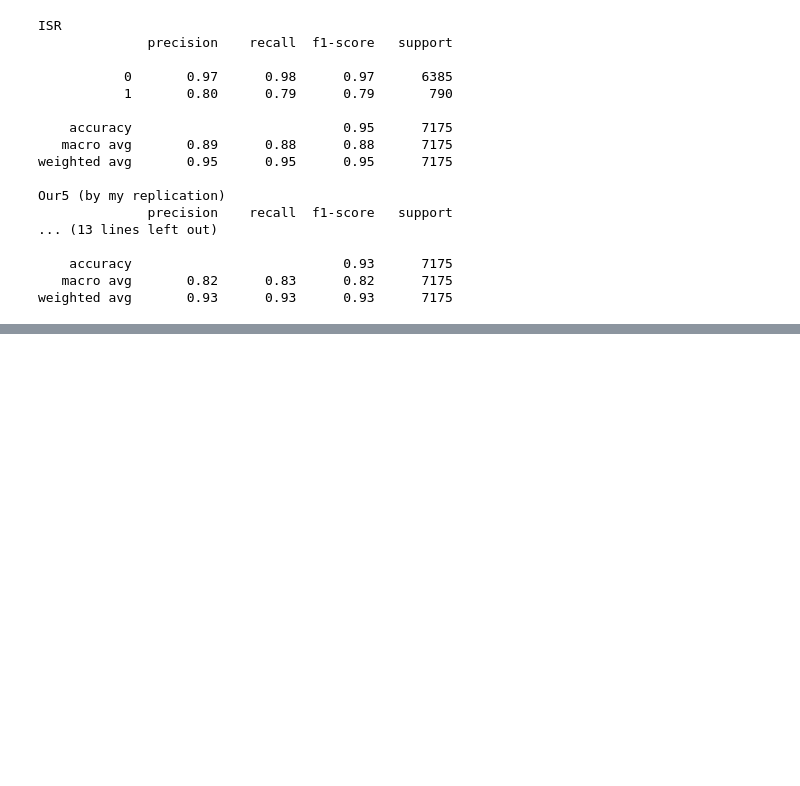
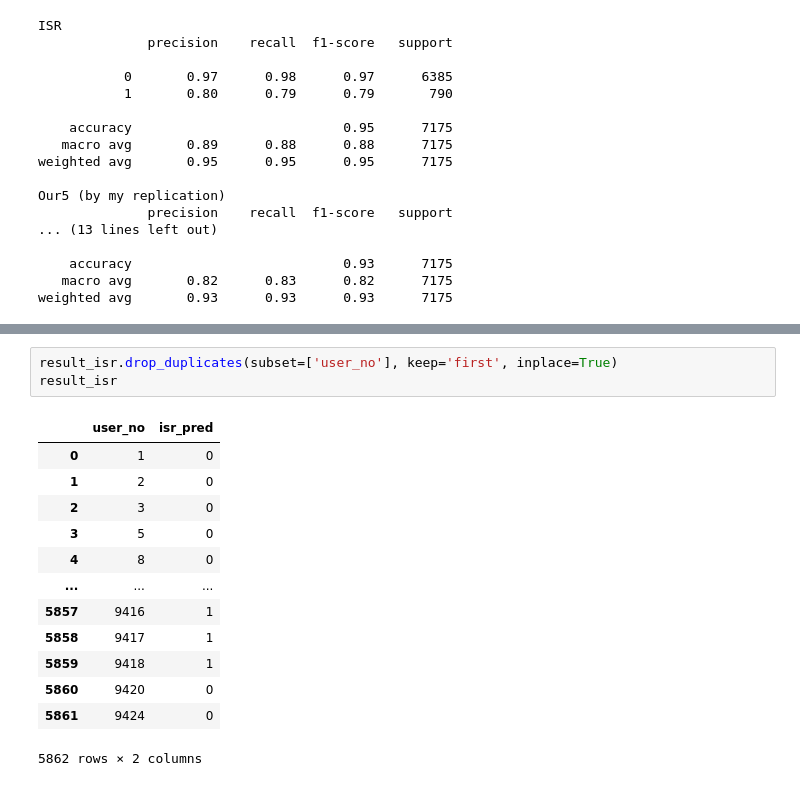
Before and after one commit to leyaoliatan/ISR_Spammer_Detection, a Jupyter notebook: notebooks/amazoncase.ipynb, the cells around one changed output, grey strips where cells are left out. Cells and saved outputs as stored; diff of their text form; blank space fills up the shorter version.

```diff
--- a/notebooks/amazoncase.ipynb
+++ b/notebooks/amazoncase.ipynb
@@ -236,0 +258,17 @@ weighted avg       0.93      0.93      0.93      7175
+# %%
+result_isr.drop_duplicates(subset=['user_no'], keep='first', inplace=True)
+result_isr
+# %% [output]
+|  | user_no | isr_pred |
+| 0 | 1 | 0 |
+| 1 | 2 | 0 |
+| 2 | 3 | 0 |
+| 3 | 5 | 0 |
+| 4 | 8 | 0 |
+| ... | ... | ... |
+| 5857 | 9416 | 1 |
+| 5858 | 9417 | 1 |
+| 5859 | 9418 | 1 |
+| 5860 | 9420 | 0 |
+| 5861 | 9424 | 0 |
+5862 rows × 2 columns
```
Also changed, not shown: parts of 7 cells of this notebook, 5 other files.
